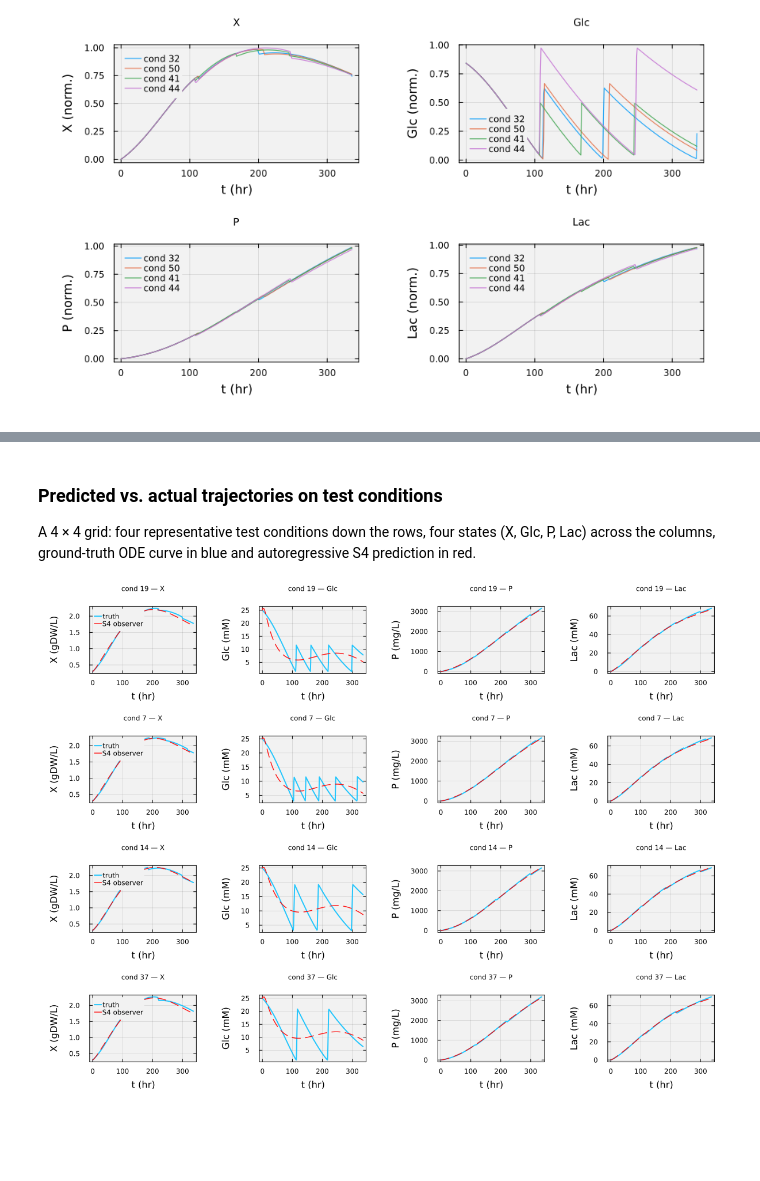
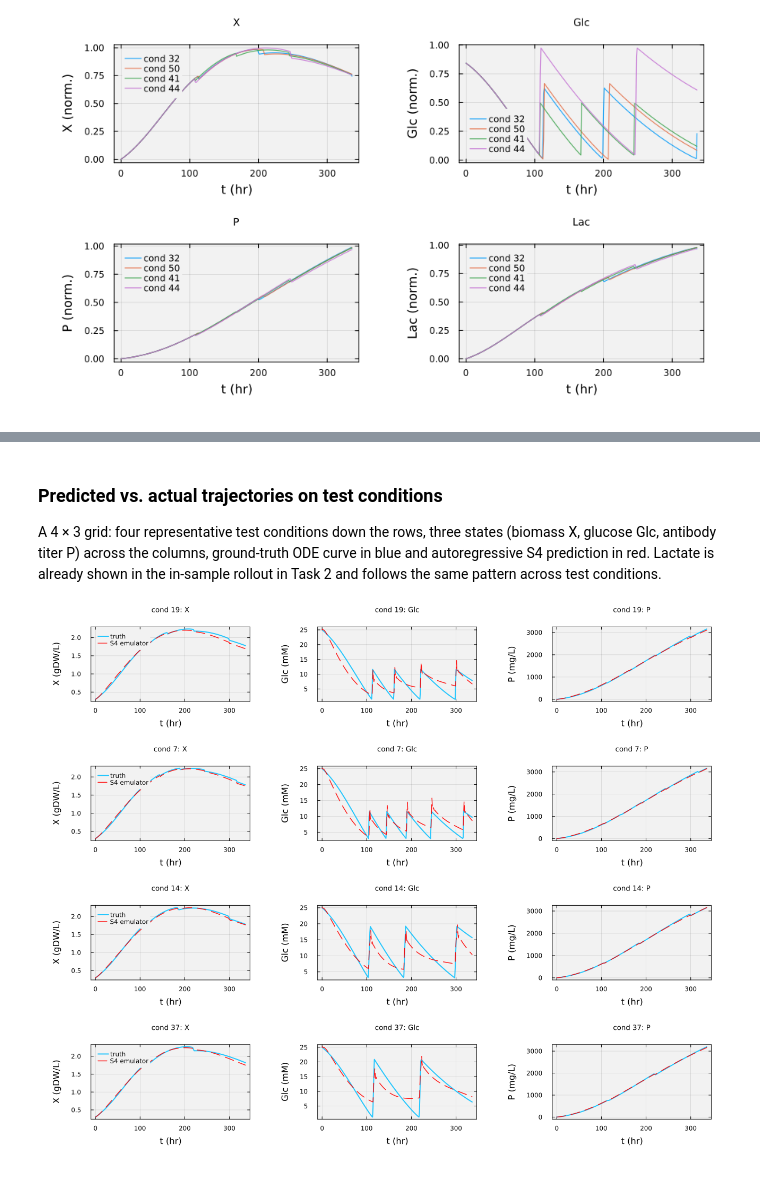
Before and after one commit to varnerlab/CHEME-5820-Labs-Spring-2026, a Jupyter notebook: labs/week-14/L14d/CHEME-5820-L14d-Lab-Spring-2026.ipynb, the cells around one changed output, grey strips where cells are left out. Cells and saved outputs as stored; diff of their text form; code cells hidden in the pictures; blank space fills up the shorter version.

```diff
--- a/labs/week-14/L14d/CHEME-5820-L14d-Lab-Spring-2026.ipynb
+++ b/labs/week-14/L14d/CHEME-5820-L14d-Lab-Spring-2026.ipynb
@@ -58,12 +59,14 @@ GLC_MAX_RANGE = (10.0, 30.0)                    # glucose threshold to turn feed
 # --- MIMO S4 constants ------------------------------------------------------
 N_STATES      = 7                               # bioreactor state dimension (V, X, Glc, Gln, P, Lac, Amm)
 N_COND        = 3                               # feed-policy conditioning dimension (F_max, Glc_min, Glc_max)
-D_IN          = N_STATES + N_COND               # MIMO S4 input width
+GLC_IDX       = 3                               # index of glucose (Glc) in the 7-state vector
+F_IDX         = 1                               # index of F_max in the 3-component conditioning vector
+D_IN          = N_STATES + N_COND + 2           # MIMO S4 input width (7 state + 3 cond + feed_on + feed_on*F_max)
 D_OUT         = N_STATES                        # MIMO S4 output width (predict all seven states)
 H_PER_CHANNEL = 8                               # per-channel LegS order; total hidden size H = H_PER_CHANNEL · D_IN
 RIDGE_λ       = 1.0e-4                          # ridge regularization on the readout fit
 SEED          = 42                              # RNG seed for reproducibility
 
 # --- persistence ------------------------------------------------------------
-MODEL_PATH    = joinpath(_PATH_TO_DATA, "mimo-s4-cho-h$(H_PER_CHANNEL).jld2")
+MODEL_PATH    = joinpath(_PATH_TO_DATA, "mimo-s4-cho-h$(H_PER_CHANNEL)-feedrate.jld2")
 # %% [output]
@@ -188,18 +199,27 @@ ssm = let
         for i in train_idx
             X = state_norm[i]                   # (T × N_STATES) normalized trajectory
             c = cond_norm[i]                    # (N_COND,) normalized feed-policy conditioning
+
+            # reconstruct the feed-pump on/off schedule from the sign of the
+            # glucose slope in the ODE sim (proxy for the operator's pump log)
+            glc_raw = state_arrays[i][:, GLC_IDX]
+            fon     = compute_feed_on(glc_raw)
+            frate   = fon .* c[F_IDX]           # instantaneous normalized feed rate
+
             T = size(X, 1)
             U = zeros(Float64, T - 1, D_IN)
             Y = zeros(Float64, T - 1, D_OUT)
             for t in 1:(T - 1)
-                U[t, 1:N_STATES]              = X[t, :]
-                U[t, (N_STATES + 1):D_IN]     = c
-                Y[t, :]                       = X[t + 1, :]
+                U[t, 1:N_STATES]                         = X[t, :]
+                U[t, (N_STATES + 1):(N_STATES + N_COND)] = c
+                U[t, N_STATES + N_COND + 1]              = fon[t]
+                U[t, N_STATES + N_COND + 2]              = frate[t]
+                Y[t, :]                                  = X[t + 1, :]
             end
             push!(U_list, U)
             push!(Y_list, Y)
         end
-        @info "training pairs built" n_trajectories=length(U_list) rows_per_traj=size(U_list[1], 1)
+        @info "training pairs built" n_trajectories=length(U_list) rows_per_traj=size(U_list[1], 1) d_in=size(U_list[1], 2)
 
         # closed-form multi-trajectory ridge fit of the readout C
         @info "fitting readout C across all training trajectories..."
@@ -331,38 +368,38 @@ end;
 # %% [markdown]
 ### Predicted vs. actual trajectories on test conditions
-A 4 × 4 grid: four representative test conditions down the rows, four states (X, Glc, P, Lac) across the columns, ground-truth ODE curve in blue and autoregressive S4 prediction in red.
+A 4 × 3 grid: four representative test conditions down the rows, three states (biomass X, glucose Glc, antibody titer P) across the columns, ground-truth ODE curve in blue and autoregressive S4 prediction in red. Lactate is already shown in the in-sample rollout in Task 2 and follows the same pattern across test conditions.
 # %%
 let
-    T_full       = length(time_vector)
     show_conds   = test_idx[1:4]
-    show_states  = [2, 3, 5, 6]
+    show_states  = [2, 3, 5]                      # X, Glc, P (dropped Lac: shown in Task 2)
     state_labels = ["V", "X", "Glc", "Gln", "P", "Lac", "Amm"]
     state_units  = ["L", "gDW/L", "mM", "mM", "mg/L", "mM", "mM"]
 
     plots_grid = Any[]
     for i in show_conds
         x0      = state_norm[i][1, :]
-        preds   = autoregressive_rollout(ssm, x0, cond_norm[i], T_full)
+        fon     = compute_feed_on(state_arrays[i][:, GLC_IDX])
+        preds   = autoregressive_rollout_feedon(ssm, x0, cond_norm[i], fon)
         preds_d = denormalize_minmax(preds, state_mins, state_maxs)
         truth_d = state_arrays[i]
         for (k, s) in enumerate(show_states)
             p = plot(time_vector, truth_d[:, s];
                      label = k == 1 ? "truth"       : "",
                      lw = 2, c = :deepskyblue, alpha = 0.85,
                      bg = "gray95", background_color_outside = "white",
                      framestyle = :box, fg_legend = :transparent,
                      xlabel = "t (hr)",
                      ylabel = "$(state_labels[s]) ($(state_units[s]))",
-                     title = "cond $(i) — $(state_labels[s])", titlefont = font(8))
+                     title = "cond $(i): $(state_labels[s])", titlefont = font(9))
             plot!(p, time_vector, preds_d[:, s];
-                  label = k == 1 ? "S4 observer" : "",
+                  label = k == 1 ? "S4 emulator" : "",
                   lw = 1.5, c = :red, alpha = 0.9, ls = :dash)
             push!(plots_grid, p)
         end
     end
-    plot(plots_grid...; layout = (4, 4), size = (1200, 900),
-         left_margin = 8Plots.mm, bottom_margin = 6Plots.mm,
-         right_margin = 4Plots.mm, top_margin = 4Plots.mm)
+    plot(plots_grid...; layout = (4, 3), size = (1300, 1050),
+         left_margin = 10Plots.mm, bottom_margin = 8Plots.mm,
+         right_margin = 6Plots.mm, top_margin = 4Plots.mm)
 end
 # %% [output]
-[figure, old version]
+[figure, new version]
```
Also changed, not shown: parts of 19 cells of this notebook, 4 other files.
